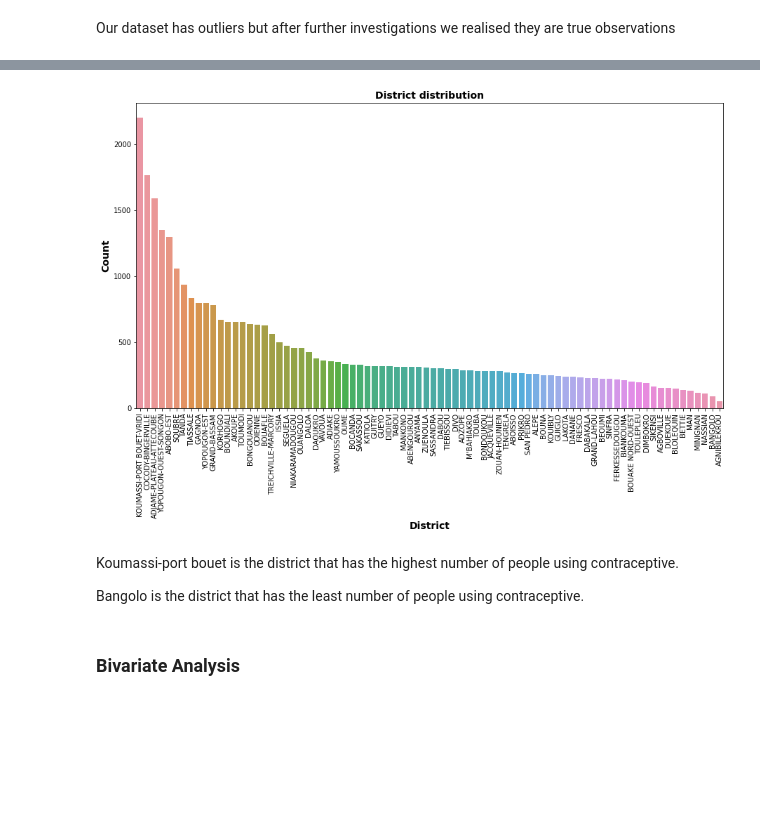
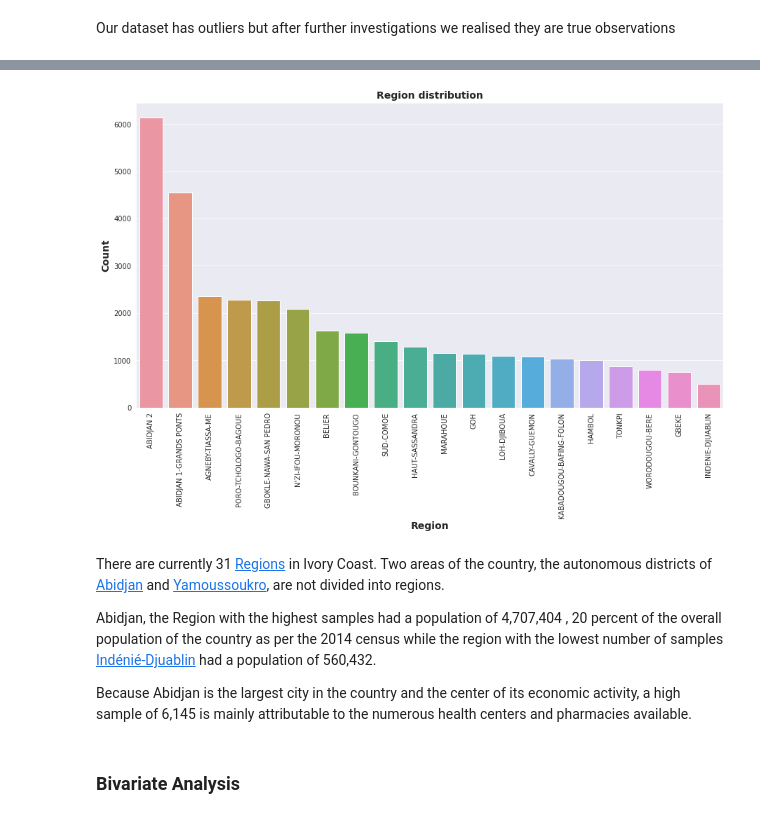
Before and after one commit to BrendaChepkoech/Intelligent-Forecasting-Challenge, a Jupyter notebook: Capstone_Project_1_0.ipynb, the cells around one changed output, grey strips where cells are left out. Saved outputs shown, nothing was run; the diff lists cells and outputs as text; code cells hidden in the pictures; blank space fills up the shorter version.

```diff
--- a/Capstone_Project_1_0.ipynb
+++ b/Capstone_Project_1_0.ipynb
@@ -314,19 +376,21 @@ The most prefered form of contraceptive is injectable contraceptive and the leas
 # %%
-#Plotting district ditribution
+#Plotting region ditribution
 fontsize = 14
 plt.figure(figsize=(15,8))
-sns.countplot(train_eda['district'],data= train_eda, order = train_eda['district'].value_counts().index)
-plt.title('District distribution',weight= 'bold',fontsize= fontsize)
-plt.xlabel('District',weight = 'bold',fontsize= fontsize)
+sns.countplot(train['region'],data= train, order = train['region'].value_counts().index)
+plt.title('Region distribution',weight= 'bold',fontsize= fontsize)
+plt.xlabel('Region',weight = 'bold',fontsize= fontsize)
 plt.ylabel('Count', weight = 'bold',fontsize= fontsize)
 plt.xticks(rotation=90)
 plt.show()
 # %% [output]
-[figure, old version]
+[figure, new version]
-# %% [markdown]
-Koumassi-port bouet is the district that has the highest number of people using contraceptive.
-
-Bangolo is the district that has the least number of people using contraceptive.
+# %% [markdown]
+There are currently 31 [Regions](https://en.wikipedia.org/wiki/Regions_of_Ivory_Coast)  in  Ivory Coast. Two areas of the country, the autonomous districts of [Abidjan](https://en.wikipedia.org/wiki/Abidjan) and [Yamoussoukro](https://en.wikipedia.org/wiki/Yamoussoukro), are not divided into regions.
+
+Abidjan, the Region with the highest samples had a population of 4,707,404 , 20 percent of the overall population of the country as per the  2014 census while the region with the lowest number of samples [Indénié-Djuablin](https://en.wikipedia.org/wiki/Ind%C3%A9ni%C3%A9-Djuablin) had a population of  560,432.
+
+Because Abidjan is the largest city in the country and the center of its economic activity, a high sample of 6,145 is mainly attributable to the numerous health centers and pharmacies available.
 # %% [markdown]
 ### Bivariate Analysis
 # %%
```
Also changed, not shown: parts of 77 cells of this notebook.
